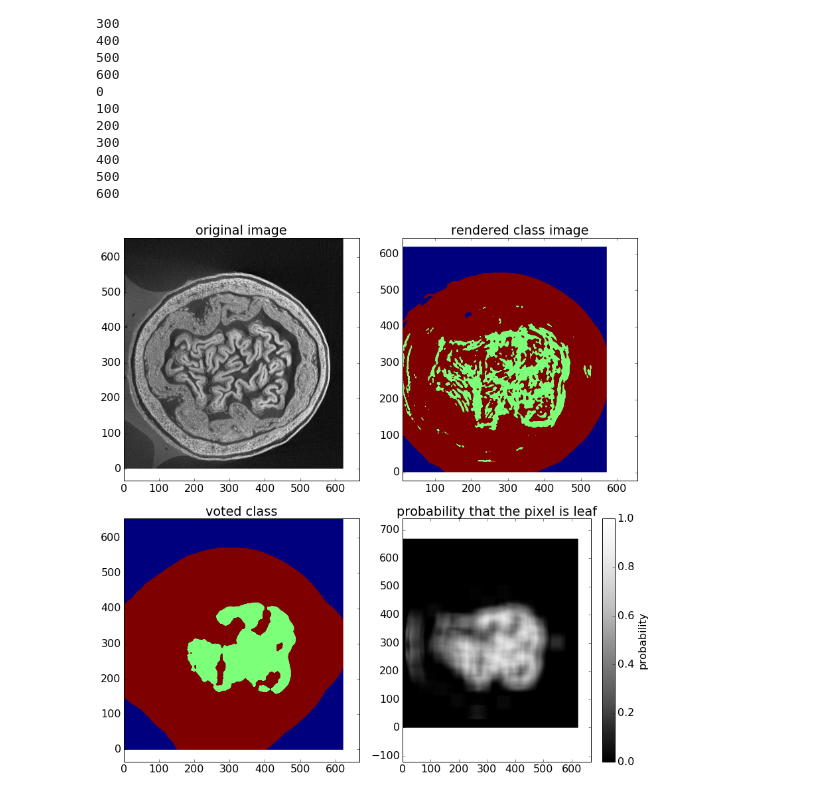
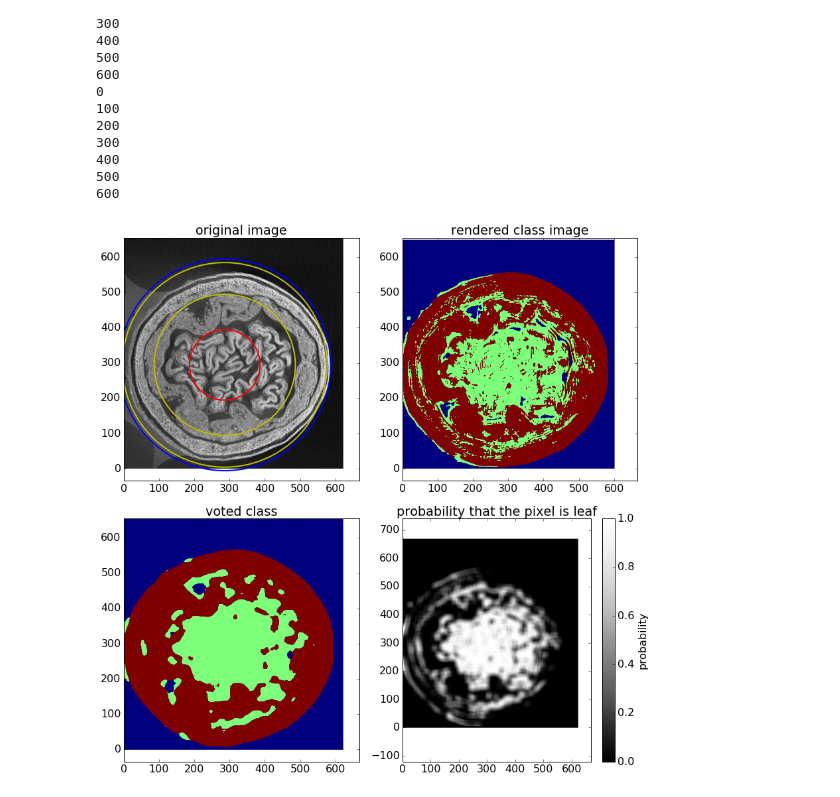
Before and after one commit to brown-ccv/bud_segment, a Jupyter notebook: leaf_volume_tiles.ipynb, the cells around one changed output. Saved outputs shown, nothing was run; the diff lists cells and outputs as text; code cells hidden in the pictures.

Commit message:
training data for tiles comes from the circled regions

```diff
--- a/leaf_volume_tiles.ipynb
+++ b/leaf_volume_tiles.ipynb
@@ -211,6 +315,7 @@ print 'finished'
 finished
 # %%
 # run the SVM
+
 import matplotlib
 import numpy as np
 import matplotlib.pyplot as plt
@@ -223,7 +328,7 @@ import pickle
 from scipy.misc import imresize
 
 # number of simulations
-n_sim = 100
+n_sim = 10
 
 var = 0.99
 
@@ -423,35 +528,43 @@ plt.title('original image')
 plt.xlim([0,np.shape(im1)[0]])
 plt.ylim([0,np.shape(im1)[1]])
 plt.imshow(im1,cmap='Greys_r')
+circle1 = plt.Circle((cr1,cc1),100,color='r',fill=False,lw=2)
+circle2 = plt.Circle((cr1,cc1),200,color='y',fill=False,lw=2)
+circle3 = plt.Circle((cr1,cc1),290,color='y',fill=False,lw=2)
+circle4 = plt.Circle((cr1,cc1),300,color='b',fill=False,lw=2)
+plt.gca().add_patch(circle1)
+plt.gca().add_patch(circle2)
+plt.gca().add_patch(circle3)
+plt.gca().add_patch(circle4)
 #plt.scatter(cr1,cc1,color='r')
 
 plt.subplot(2, 2, 2)
 plt.axis('equal')
 plt.title('rendered class image')
 plt.xlim([0,np.shape(hog_image)[0]])
 plt.ylim([0,np.shape(hog_image)[1]])
 plt.imshow(class_img)
 
 plt.subplot(2, 2, 3)
 plt.axis('equal')
 plt.title('voted class')
 plt.xlim([0,np.shape(im1)[0]])
 plt.ylim([0,np.shape(im1)[1]])
 plt.imshow(voted_classes)
 
 plt.subplot(2, 2, 4)
 plt.axis('equal')
 plt.title('probability that the pixel is leaf')
 plt.xlim([0,np.shape(im1)[0]])
 plt.ylim([0,np.shape(im1)[1]])
 plt.imshow(leaf_prob,cmap='Greys_r',vmin=0,vmax=1)
 
            #levels = np.linspace(0,1,num=101,endpoint=True))
 cb = plt.colorbar(ticks = np.linspace(0,1,num=6,endpoint=True))
 cb.set_label('probability')
 plt.tight_layout()
 plt.savefig('imgs/class_voted_tiles_size'+str(size)+'.png',dpi=150)
 plt.show()
 plt.close()
 # %% [output]
-[figure, old version]
+[figure, new version]
```
Also changed, not shown: parts of 6 cells of this notebook.
